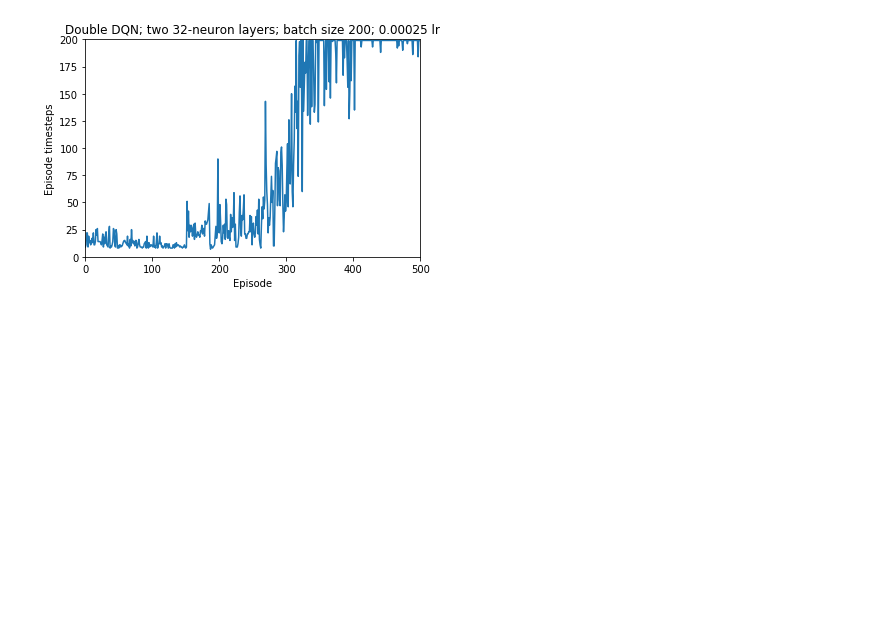
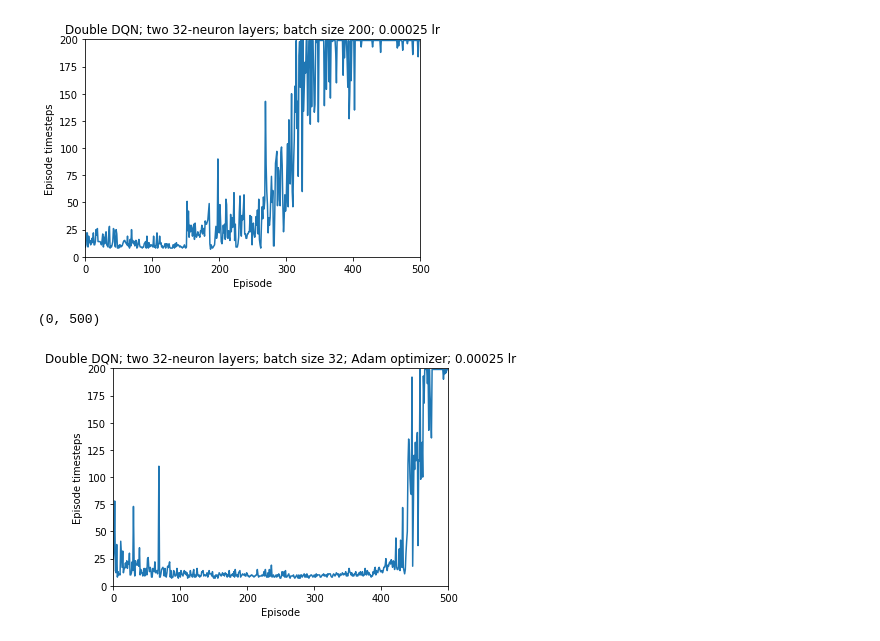
Before and after one commit to hcarlens/DQN, a Jupyter notebook: Simple_DQN_on_Cartpole.ipynb, the cells around one changed output. Saved outputs shown, nothing was run; the diff lists cells and outputs as text; code cells hidden in the pictures; blank space fills up the shorter version.

```diff
--- a/Simple_DQN_on_Cartpole.ipynb
+++ b/Simple_DQN_on_Cartpole.ipynb
@@ -13,7 +9,7 @@ from collections import deque
 %matplotlib notebook
 # %%
 # set hyperparameters (mostly taken from DQN paper)
-num_episodes = 500
+num_episodes = 5000
 max_num_steps = 200
 start_epsilon = 1
 end_epsilon = 0.01
@@ -193,3 +208,15 @@ ax.set_xlim(0, len(trainer.episode_lengths))
 # %% [output]
 (0, 500)
 [figure]
+# %%
+%matplotlib inline
+fig2, ax2 = plt.subplots()
+plt.plot(trainer.episode_lengths,label='episode length')
+ax2.set_xlabel('Episode')
+ax2.set_ylabel('Episode timesteps')
+ax2.set_title('Double DQN; two 32-neuron layers; batch size 32; Adam optimizer; 0.00025 lr')
+ax2.set_ylim(0, max_num_steps)
+ax2.set_xlim(0, len(trainer.episode_lengths))
+# %% [output]
+(0, 500)
+[figure, added]
```
Also changed, not shown: parts of 8 cells of this notebook.
